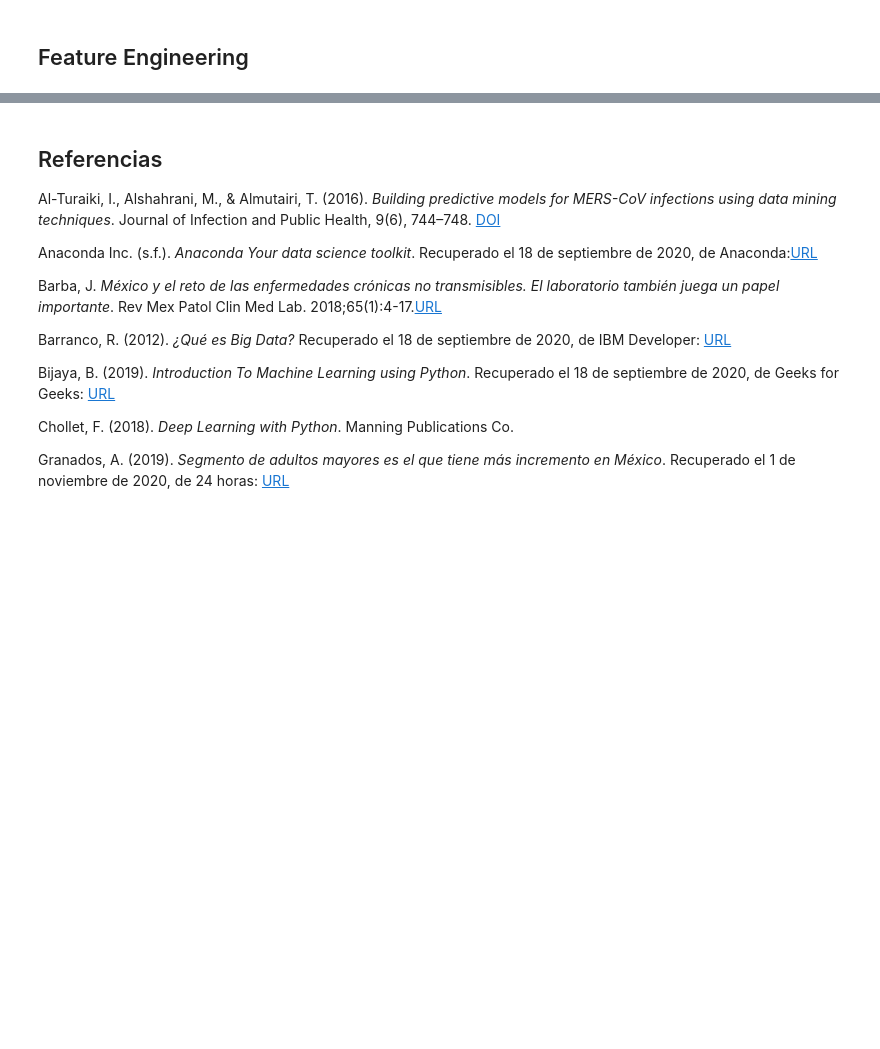
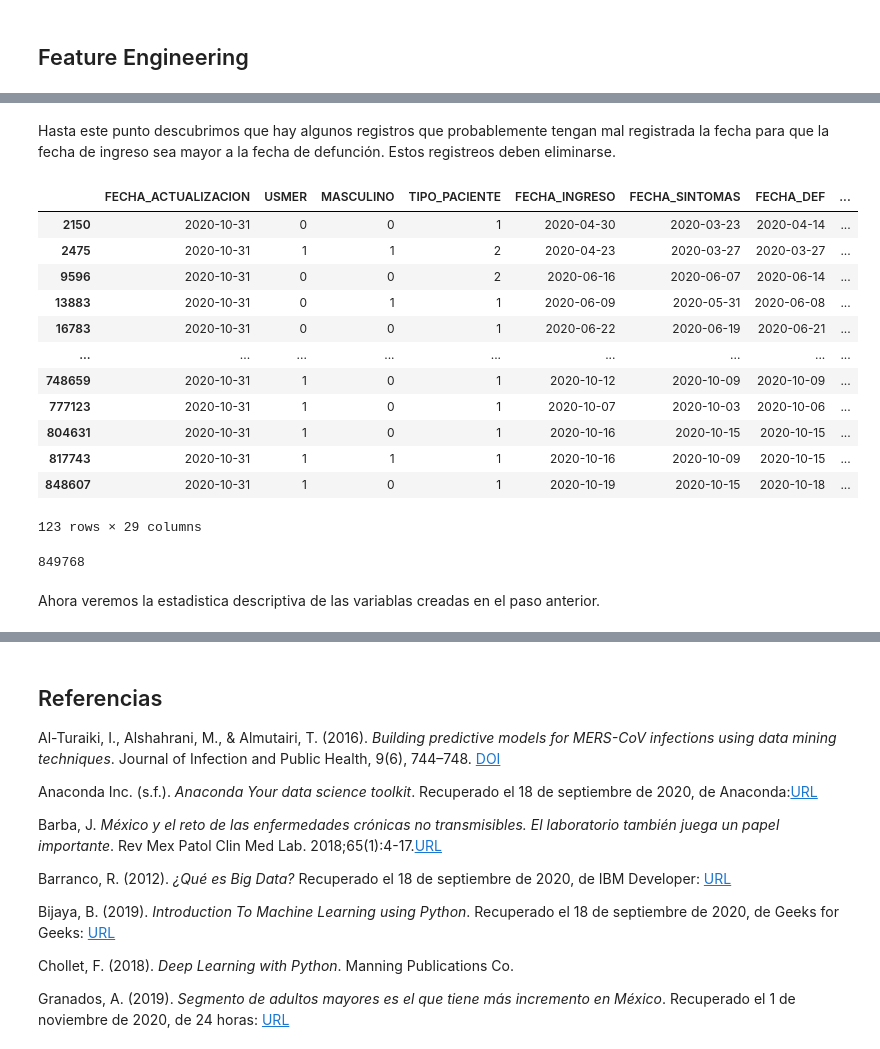
Before and after one commit to JaimeSolisS/Covid-Survival-Analysis, a Jupyter notebook: Proyecto ML TC2006.ipynb, the cells around one changed output, grey strips where cells are left out. Saved outputs shown, nothing was run; the diff lists cells and outputs as text; code cells hidden in the pictures; blank space fills up the shorter version.

```diff
--- a/Proyecto ML TC2006.ipynb
+++ b/Proyecto ML TC2006.ipynb
@@ -760,0 +807,5 @@ to_clean_positivos.to_csv('./dataset/covidLimpio.csv', index=False)
+# %%
+fe = fe.drop(['ENTIDAD_NAC','ENTIDAD_RES','MUNICIPIO_RES','NACIONALIDAD',
+              'HABLA_LENGUA_INDIG', 'OTRA_COM', 'PAIS_NACIONALIDAD', 'PAIS_ORIGEN', 'TOMA_MUESTRA',
+              'RESULTADO_LAB', 'CLASIFICACION_FINAL' ], axis=1)
+fe.shape
@@ -760,0 +982,18 @@ to_clean_positivos.to_csv('./dataset/covidLimpio.csv', index=False)
+# %% [markdown]
+Hasta este punto descubrimos que hay algunos registros que probablemente tengan mal registrada la fecha para que la fecha de ingreso sea mayor a la fecha de defunción. Estos registreos deben eliminarse.
+# %%
+fe[fe.DIAS_DE_INGRESO_A_DEFUNCION.dt.days < 0]
+# %% [output]
+|  | FECHA_ACTUALIZACION | USMER | MASCULINO | TIPO_PACIENTE | FECHA_INGRESO | FECHA_SINTOMAS | FECHA_DEF | ... |
+| 2150 | 2020-10-31 | 0 | 0 | 1 | 2020-04-30 | 2020-03-23 | 2020-04-14 | ... |
+| 2475 | 2020-10-31 | 1 | 1 | 2 | 2020-04-23 | 2020-03-27 | 2020-03-27 | ... |
+| 9596 | 2020-10-31 | 0 | 0 | 2 | 2020-06-16 | 2020-06-07 | 2020-06-14 | ... |
+| 13883 | 2020-10-31 | 0 | 1 | 1 | 2020-06-09 | 2020-05-31 | 2020-06-08 | ... |
+| 16783 | 2020-10-31 | 0 | 0 | 1 | 2020-06-22 | 2020-06-19 | 2020-06-21 | ... |
+| ... | ... | ... | ... | ... | ... | ... | ... | ... |
+| 748659 | 2020-10-31 | 1 | 0 | 1 | 2020-10-12 | 2020-10-09 | 2020-10-09 | ... |
+| 777123 | 2020-10-31 | 1 | 0 | 1 | 2020-10-07 | 2020-10-03 | 2020-10-06 | ... |
+| 804631 | 2020-10-31 | 1 | 0 | 1 | 2020-10-16 | 2020-10-15 | 2020-10-15 | ... |
+| 817743 | 2020-10-31 | 1 | 1 | 1 | 2020-10-16 | 2020-10-09 | 2020-10-15 | ... |
+| 848607 | 2020-10-31 | 1 | 0 | 1 | 2020-10-19 | 2020-10-15 | 2020-10-18 | ... |
+123 rows × 29 columns
@@ -760,0 +1002,6 @@ to_clean_positivos.to_csv('./dataset/covidLimpio.csv', index=False)
+# %%
+len(fe)
+# %% [output]
+849768
+# %% [markdown]
+Ahora veremos la estadistica descriptiva de las variablas creadas en el paso anterior.
```
Also changed, not shown: parts of 39 cells of this notebook, 1 other file.
